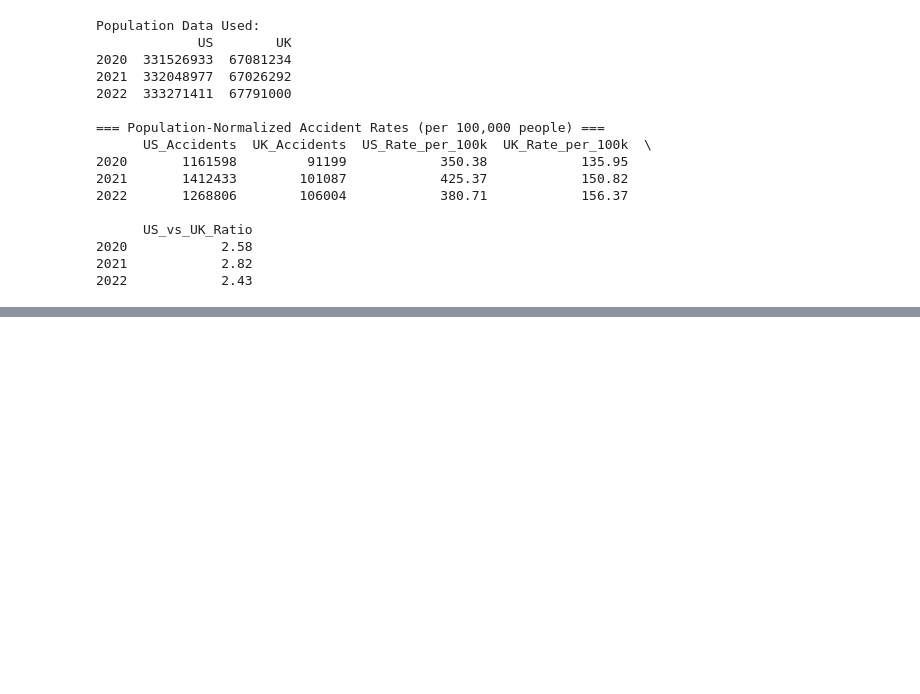
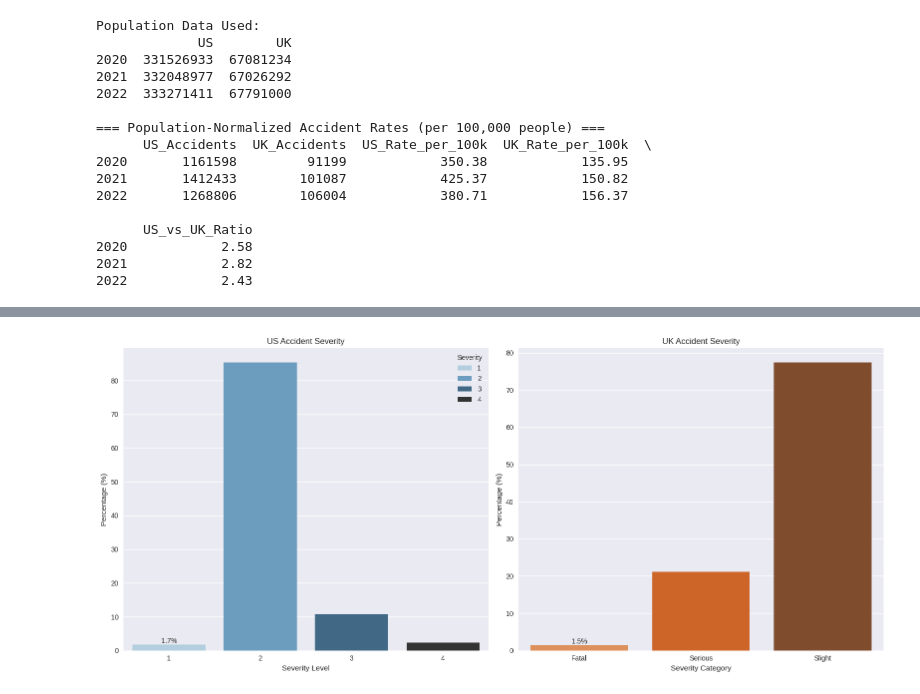
Before and after one commit to denislavh/Uk-vs-US-Road-Accidents-Comparison, a Jupyter notebook: Road_Accidents.ipynb, the cells around one changed output, grey strips where cells are left out. Cells and saved outputs as stored; diff of their text form; code cells hidden in the pictures; blank space fills up the shorter version.

```diff
--- a/Road_Accidents.ipynb
+++ b/Road_Accidents.ipynb
@@ -107,7 +118,7 @@ def preprocess_uk(df):
         'urban_or_rural_area': 'Urban_Rural'
     }, inplace=True)
 
-    df['Date'] = pd.to_datetime(df['Date'], errors='coerce')
+    df['Date'] = pd.to_datetime(df['Date'], errors='coerce',dayfirst=True)
     df['Hour'] = pd.to_datetime(df['Time'], format='%H:%M', errors='coerce').dt.hour
 
     severity_map = {1: 'Fatal', 2: 'Serious', 3: 'Slight'}
@@ -292,0 +350,14 @@ display(Markdown(summary_md))
+# %%
+# ===================== SEVERITY ANALYSIS COMPARISON =====================
+
+# Create severity distribution
+us_sev = us_filtered['Severity'].value_counts(normalize=True).sort_index() * 100
+uk_sev = uk_filtered['Severity'].value_counts(normalize=True).sort_index() * 100
+
+# Map UK severity to readable labels
+uk_sev.index = uk_sev.index.map({1: 'Fatal', 2: 'Serious', 3: 'Slight'})
+
+print("US Severity Distribution (%):")
+print(us_sev.round(2))
+print("\nUK Severity Distribution (%):")
+print(uk_sev.round(2))
@@ -292,0 +379,21 @@ display(Markdown(summary_md))
+# %%
+fig, axes = plt.subplots(1, 2, figsize=(16, 7))
+
+# US
+sns.barplot(x=us_sev.index, y=us_sev.values, ax=axes[0],hue=us_sev.index, palette='Blues_d')
+axes[0].set_title('US Accident Severity')
+axes[0].set_xlabel('Severity Level')
+axes[0].set_ylabel('Percentage (%)')
+axes[0].bar_label(axes[0].containers[0], fmt='%.1f%%')
+
+# UK
+sns.barplot(x=uk_sev.index, y=uk_sev.values, ax=axes[1], hue=uk_sev.index, palette='Oranges_d')
+axes[1].set_title('UK Accident Severity')
+axes[1].set_xlabel('Severity Category')
+axes[1].set_ylabel('Percentage (%)')
+axes[1].bar_label(axes[1].containers[0], fmt='%.1f%%')
+
+plt.tight_layout()
+plt.show()
+# %% [output]
+[figure, added]
```
Also changed, not shown: parts of 18 cells of this notebook.
